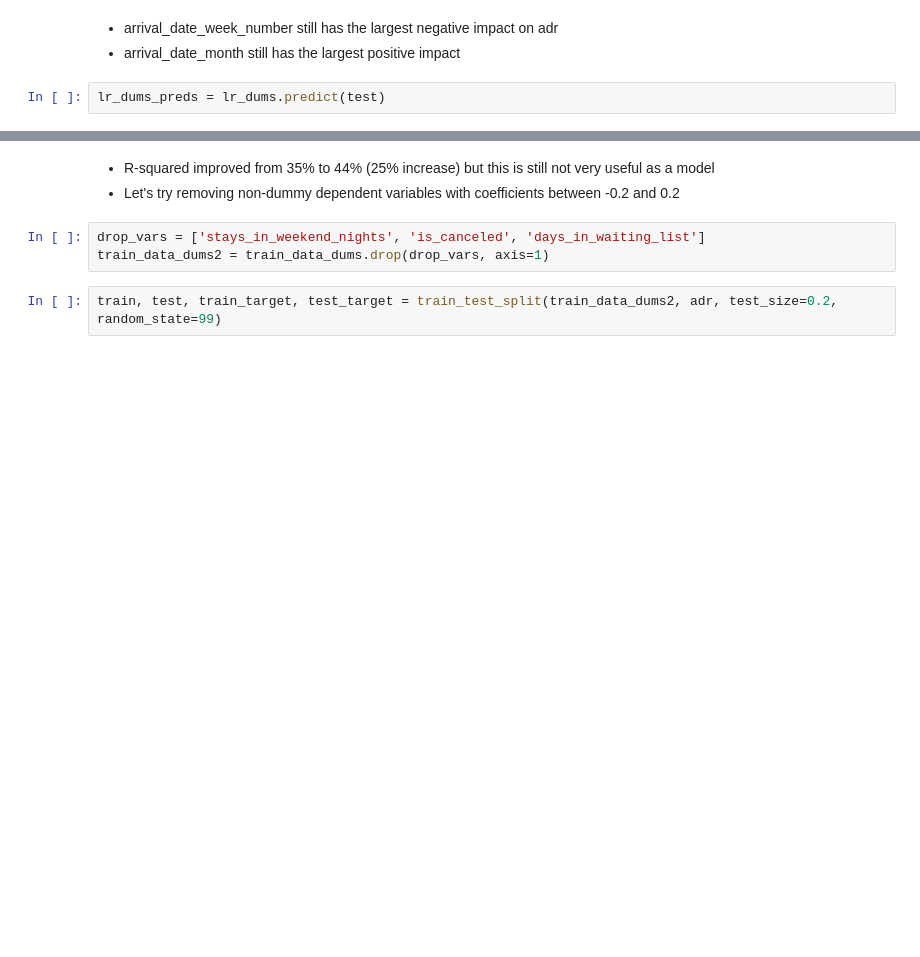
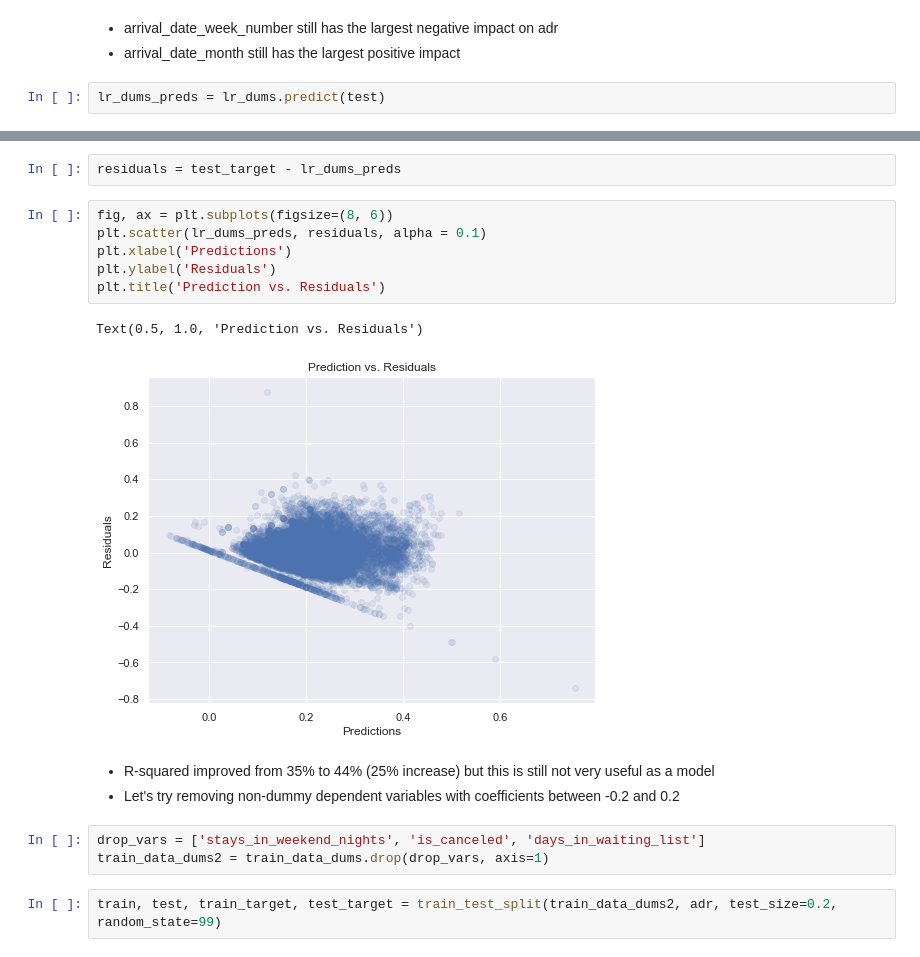
Before and after one commit to John-Rooney/DSC478_Group_Project, a Jupyter notebook: DSC 478 Final Project.ipynb, the cells around one changed output, grey strips where cells are left out. Drawn from its saved outputs; the diff is of its cells as text; blank space fills up the shorter version.

Commit message:
john r - added residual plot

```diff
--- a/DSC 478 Final Project.ipynb
+++ b/DSC 478 Final Project.ipynb
@@ -1040,3 +1028,14 @@ mean_absolute_error(test_target, lr_dums_preds)
+# %%
+residuals = test_target - lr_dums_preds
+# %%
+fig, ax = plt.subplots(figsize=(8, 6))
+plt.scatter(lr_dums_preds, residuals, alpha = 0.1)
+plt.xlabel('Predictions')
+plt.ylabel('Residuals')
+plt.title('Prediction vs. Residuals')
+# %% [output]
+Text(0.5, 1.0, 'Prediction vs. Residuals')
+[figure, added]
 # %% [markdown]
 - R-squared improved from 35% to 44% (25% increase) but this is still not very useful as a model
 - Let's try removing non-dummy dependent variables with coefficients between -0.2 and 0.2
```
Also changed, not shown: parts of 46 cells of this notebook.
